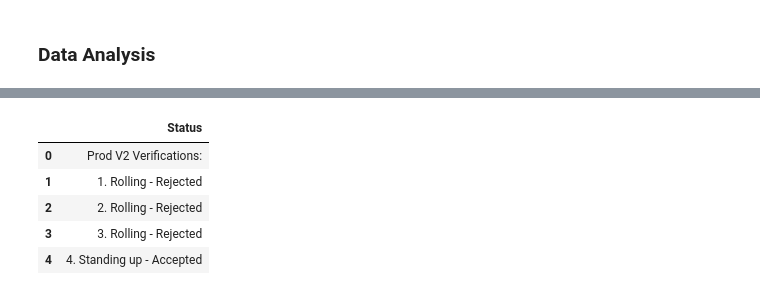
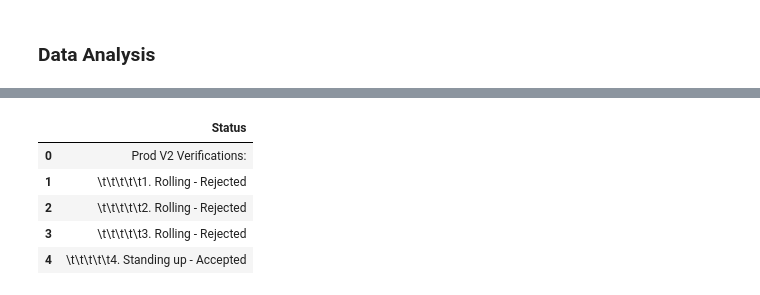
Before and after one commit to Pubudu-98/Colab, a Jupyter notebook: Atlas_lab_data_labeled_samples_EDA.ipynb, the cells around one changed output, grey strips where cells are left out. Drawn from its saved outputs; the diff is of its cells as text; code cells hidden in the pictures.

```diff
--- a/Atlas_lab_data_labeled_samples_EDA.ipynb
+++ b/Atlas_lab_data_labeled_samples_EDA.ipynb
@@ -31,10 +5,17 @@ display(df.head())
-# %%
-display(df.head())
-# %% [output]
-|  | Status |
-| 0 | Prod V2 Verifications: |
-| 1 | 1. Rolling - Rejected |
-| 2 | 2. Rolling - Rejected |
-| 3 | 3. Rolling - Rejected |
-| 4 | 4. Standing up - Accepted |
+# %%
+import pandas as pd
+
+# Load the data from the text file using read_csv
+# Assuming the file has one column and no header
+# Display the first few rows
+
+df = pd.read_csv('/content/data-sheet-1', header=None, names=['Status'])
+display(df.head())
+# %% [output]
+|  | Status |
+| 0 | Prod V2 Verifications: |
+| 1 | \t\t\t\t\t1. Rolling - Rejected |
+| 2 | \t\t\t\t\t2. Rolling - Rejected |
+| 3 | \t\t\t\t\t3. Rolling - Rejected |
+| 4 | \t\t\t\t\t4. Standing up - Accepted |
 # %%
```
Also changed, not shown: parts of 8 cells of this notebook.
